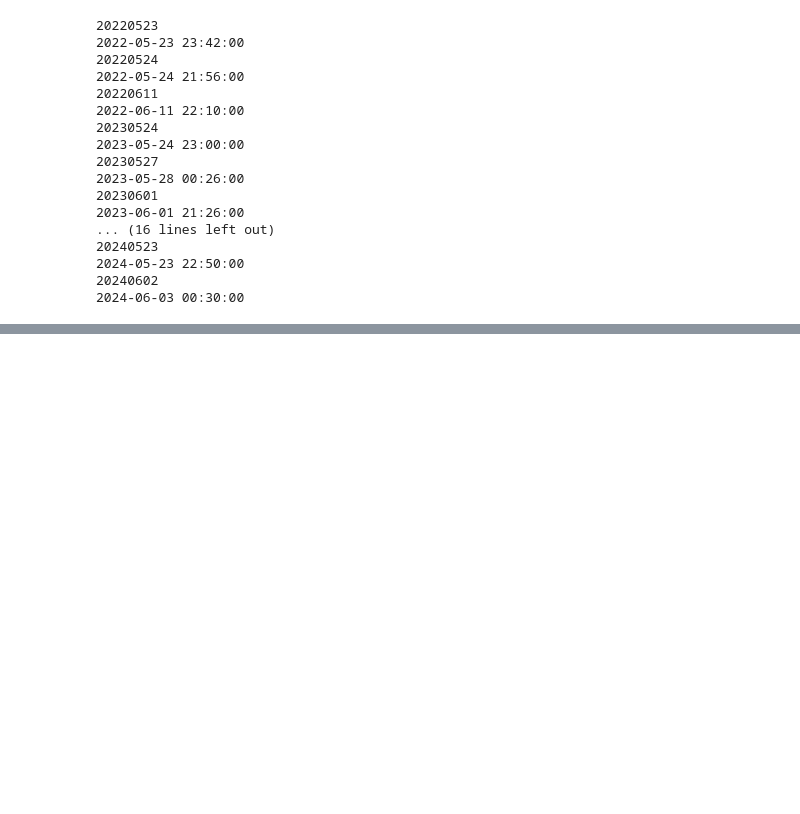
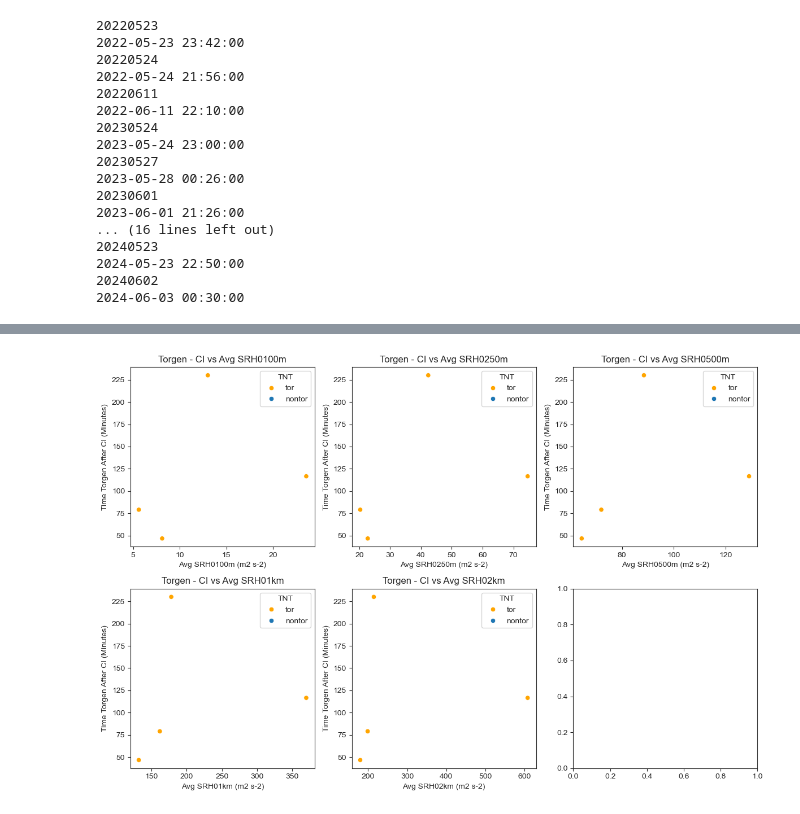
Before and after one commit to JuliaBuhrman/research2024, a Jupyter notebook: t_CI.ipynb, the cells around one changed output, grey strips where cells are left out. Cells and saved outputs as stored; diff of their text form; code cells hidden in the pictures; blank space fills up the shorter version.

```diff
--- a/t_CI.ipynb
+++ b/t_CI.ipynb
@@ -431,0 +580,16 @@ for axes, lab in zip(ax, labels):
+# %%
+fig, ax = plt.subplots(2,3, figsize=(12,8))
+labels = avg_srh_df.filter(regex='^Avg SRH')
+
+for axes, lab in zip(ax.flat, labels):
+    sns.scatterplot(data=avg_srh_df, x=lab, y='torgen - ci (min)', hue='TNT', ax=axes, palette=['orange', 'tab:blue'])
+    axes.set_ylabel('Time Torgen After CI (Minutes)')
+    axes.set_xlabel(f'{lab} (m2 s-2)')
+    axes.set_title(f'Torgen - CI vs {lab}')
+
+for axes in ax.flat[len(labels):]:
+    axes.set_visible(False)
+
+plt.tight_layout()
+# %% [output]
+[figure, added]
```
Also changed, not shown: parts of 38 cells of this notebook.
